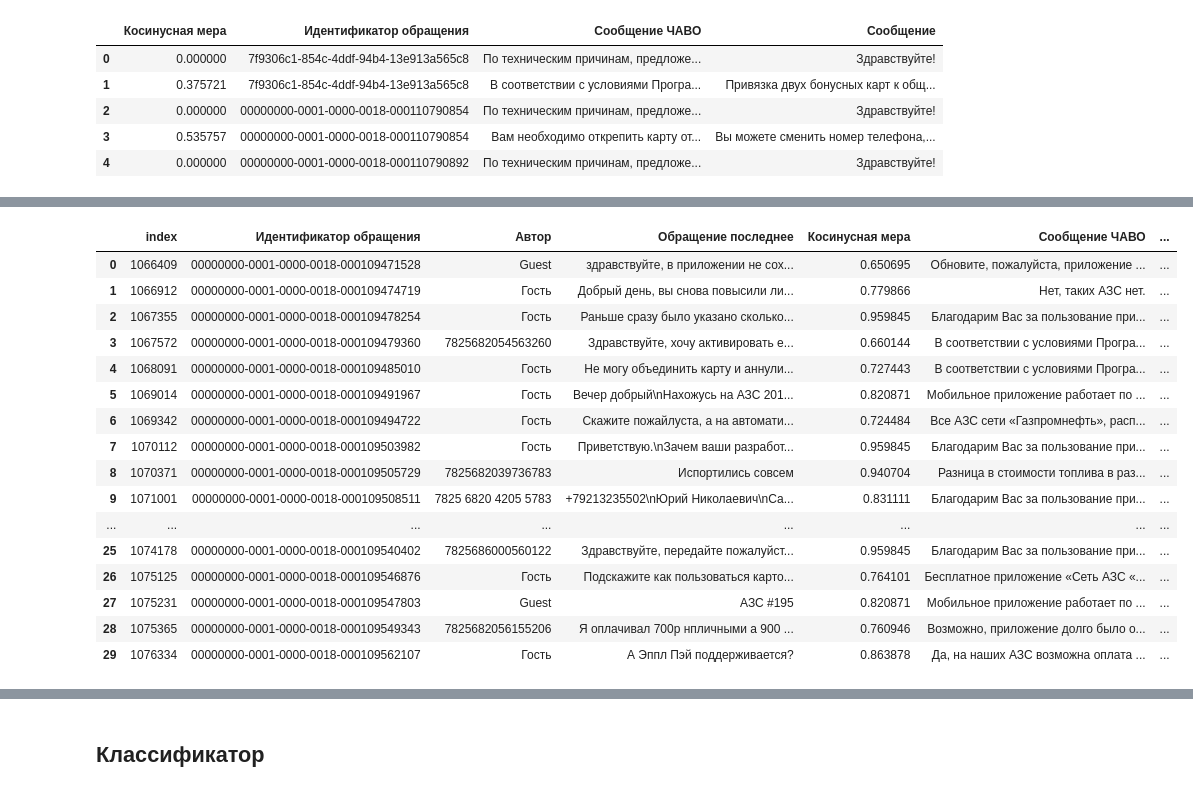
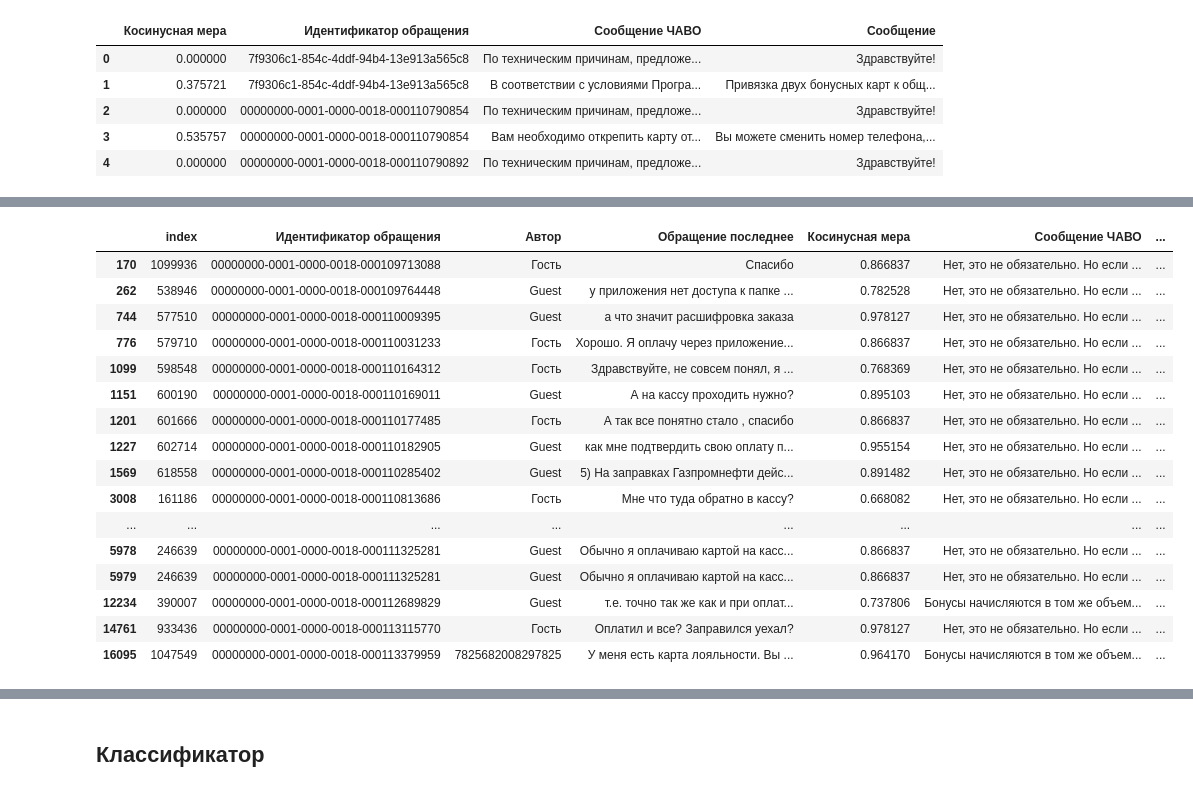
Before and after one commit to shushkova/diplom, a Jupyter notebook: td/classif/4.ipynb, the cells around one changed output, grey strips where cells are left out. Drawn from its saved outputs; the diff is of its cells as text; code cells hidden in the pictures.

```diff
--- a/td/classif/4.ipynb
+++ b/td/classif/4.ipynb
@@ -132,6 +175,7 @@ def CousinDist(df_chavo, data_csv):
         res.append([np.amax(cosine_similarity(count_vect.transform([data_csv['Сообщения'][index]]), X_train_tfidf)),
                     data_csv['Идентификатор обращения'][index],
                     df_chavo.iloc[np.argmax(cosine_similarity(count_vect.transform([data_csv['Сообщения'][index]]), X_train_tfidf))]['response'],
+                    df_chavo.iloc[np.argmax(cosine_similarity(count_vect.transform([data_csv['Сообщения'][index]]), X_train_tfidf))]['question'],
                     data_csv['Сообщения'][index]])
         '''if res[k] > 0:
             res2[p] = res[k]
@@ -140,7 +184,7 @@ def CousinDist(df_chavo, data_csv):
     #print(np.amax(res))
     #print(np.amax(res2))
 
-    d = pd.DataFrame(res, columns=['Косинусная мера','Идентификатор обращения','Сообщение ЧАВО', 'Сообщение'])
+    d = pd.DataFrame(res, columns=['Косинусная мера','Идентификатор обращения','Сообщение ЧАВО', 'Вопрос ЧАВО', 'Сообщение'])
     return d
     #sns.kdeplot(s).figure.savefig('cos1.png')
     #s = pd.Series(res)
@@ -227,9 +271,10 @@ column = []
 for i in range(0, max_depth + 1):
     column.append('theme' + str(i))
 
+column.append('question')
 column.append('response')
 df_chavo = pd.DataFrame(columns=column)
-Create_Df(labels, max_depth, df_chavo)
+Create_Df(labels, max_depth + 1, df_chavo)
 
 # print(df_chavo)
 # считываем переписку
@@ -333,25 +347,26 @@ for index, row in final.iterrows():
 # %%
 final = pd.merge(final, data_csv_all_ans, on=['Идентификатор обращения'], how='inner')
 # %%
-final.columns = ['index', 'Идентификатор обращения', 'Автор', 'Обращение последнее', 'Косинусная мера','Сообщение ЧАВО', 'Сообщение', 'theme0', 'theme1',
+final_copy = final
+final.columns = ['index', 'Идентификатор обращения', 'Автор', 'Обращение последнее', 'Косинусная мера','Сообщение ЧАВО', 'Вопрос ЧАВО', 'Сообщение', 'theme0', 'theme1',
             'theme2', 'theme3', 'Обращение полное']
 # %%
-final.head(30)
+final[(final.theme1 == 101) | (final.theme1 == 105)].head(30)
 # %% [output]
 |  | index | Идентификатор обращения | Автор | Обращение последнее | Косинусная мера | Сообщение ЧАВО | ... |
-| 0 | 1066409 | 00000000-0001-0000-0018-000109471528 | Guest | здравствуйте, в приложении не сох... | 0.650695 | Обновите, пожалуйста, приложение ... | ... |
-| 1 | 1066912 | 00000000-0001-0000-0018-000109474719 | Гость | Добрый день, вы снова повысили ли... | 0.779866 | Нет, таких АЗС нет. | ... |
-| 2 | 1067355 | 00000000-0001-0000-0018-000109478254 | Гость | Раньше сразу было указано сколько... | 0.959845 | Благодарим Вас за пользование при... | ... |
-| 3 | 1067572 | 00000000-0001-0000-0018-000109479360 | 7825682054563260 | Здравствуйте, хочу активировать е... | 0.660144 | В соответствии с условиями Програ... | ... |
-| 4 | 1068091 | 00000000-0001-0000-0018-000109485010 | Гость | Не могу объединить карту и аннули... | 0.727443 | В соответствии с условиями Програ... | ... |
-| 5 | 1069014 | 00000000-0001-0000-0018-000109491967 | Гость | Вечер добрый\nНахожусь на АЗС 201... | 0.820871 | Мобильное приложение работает по ... | ... |
-| 6 | 1069342 | 00000000-0001-0000-0018-000109494722 | Гость | Скажите пожайлуста, а на автомати... | 0.724484 | Все АЗС сети «Газпромнефть», расп... | ... |
-| 7 | 1070112 | 00000000-0001-0000-0018-000109503982 | Гость | Приветствую.\nЗачем ваши разработ... | 0.959845 | Благодарим Вас за пользование при... | ... |
-| 8 | 1070371 | 00000000-0001-0000-0018-000109505729 | 7825682039736783 | Испортились совсем | 0.940704 | Разница в стоимости топлива в раз... | ... |
-| 9 | 1071001 | 00000000-0001-0000-0018-000109508511 | 7825 6820 4205 5783 | +79213235502\nЮрий Николаевич\nСа... | 0.831111 | Благодарим Вас за пользование при... | ... |
+| 170 | 1099936 | 00000000-0001-0000-0018-000109713088 | Гость | Спасибо | 0.866837 | Нет, это не обязательно. Но если ... | ... |
+| 262 | 538946 | 00000000-0001-0000-0018-000109764448 | Guest | у приложения нет доступа к папке ... | 0.782528 | Нет, это не обязательно. Но если ... | ... |
+| 744 | 577510 | 00000000-0001-0000-0018-000110009395 | Guest | а что значит расшифровка заказа | 0.978127 | Нет, это не обязательно. Но если ... | ... |
+| 776 | 579710 | 00000000-0001-0000-0018-000110031233 | Гость | Хорошо. Я оплачу через приложение... | 0.866837 | Нет, это не обязательно. Но если ... | ... |
+| 1099 | 598548 | 00000000-0001-0000-0018-000110164312 | Гость | Здравствуйте, не совсем понял, я ... | 0.768369 | Нет, это не обязательно. Но если ... | ... |
+| 1151 | 600190 | 00000000-0001-0000-0018-000110169011 | Guest | А на кассу проходить нужно? | 0.895103 | Нет, это не обязательно. Но если ... | ... |
+| 1201 | 601666 | 00000000-0001-0000-0018-000110177485 | Гость | А так все понятно стало , спасибо | 0.866837 | Нет, это не обязательно. Но если ... | ... |
+| 1227 | 602714 | 00000000-0001-0000-0018-000110182905 | Guest | как мне подтвердить свою оплату п... | 0.955154 | Нет, это не обязательно. Но если ... | ... |
+| 1569 | 618558 | 00000000-0001-0000-0018-000110285402 | Guest | 5) На заправках Газпромнефти дейс... | 0.891482 | Нет, это не обязательно. Но если ... | ... |
+| 3008 | 161186 | 00000000-0001-0000-0018-000110813686 | Гость | Мне что туда обратно в кассу? | 0.668082 | Нет, это не обязательно. Но если ... | ... |
 | ... | ... | ... | ... | ... | ... | ... | ... |
-| 25 | 1074178 | 00000000-0001-0000-0018-000109540402 | 7825686000560122 | Здравствуйте, передайте пожалуйст... | 0.959845 | Благодарим Вас за пользование при... | ... |
-| 26 | 1075125 | 00000000-0001-0000-0018-000109546876 | Гость | Подскажите как пользоваться карто... | 0.764101 | Бесплатное приложение «Сеть АЗС «... | ... |
-| 27 | 1075231 | 00000000-0001-0000-0018-000109547803 | Guest | АЗС #195 | 0.820871 | Мобильное приложение работает по ... | ... |
-| 28 | 1075365 | 00000000-0001-0000-0018-000109549343 | 7825682056155206 | Я оплачивал 700р нпличными а 900 ... | 0.760946 | Возможно, приложение долго было о... | ... |
-| 29 | 1076334 | 00000000-0001-0000-0018-000109562107 | Гость | А Эппл Пэй поддерживается? | 0.863878 | Да, на наших АЗС возможна оплата ... | ... |
+| 5978 | 246639 | 00000000-0001-0000-0018-000111325281 | Guest | Обычно я оплачиваю картой на касс... | 0.866837 | Нет, это не обязательно. Но если ... | ... |
+| 5979 | 246639 | 00000000-0001-0000-0018-000111325281 | Guest | Обычно я оплачиваю картой на касс... | 0.866837 | Нет, это не обязательно. Но если ... | ... |
+| 12234 | 390007 | 00000000-0001-0000-0018-000112689829 | Guest | т.е. точно так же как и при оплат... | 0.737806 | Бонусы начисляются в том же объем... | ... |
+| 14761 | 933436 | 00000000-0001-0000-0018-000113115770 | Гость | Оплатил и все? Заправился уехал? | 0.978127 | Нет, это не обязательно. Но если ... | ... |
+| 16095 | 1047549 | 00000000-0001-0000-0018-000113379959 | 7825682008297825 | У меня есть карта лояльности. Вы ... | 0.964170 | Бонусы начисляются в том же объем... | ... |
```
Also changed, not shown: parts of 40 cells of this notebook, 1 other file.
